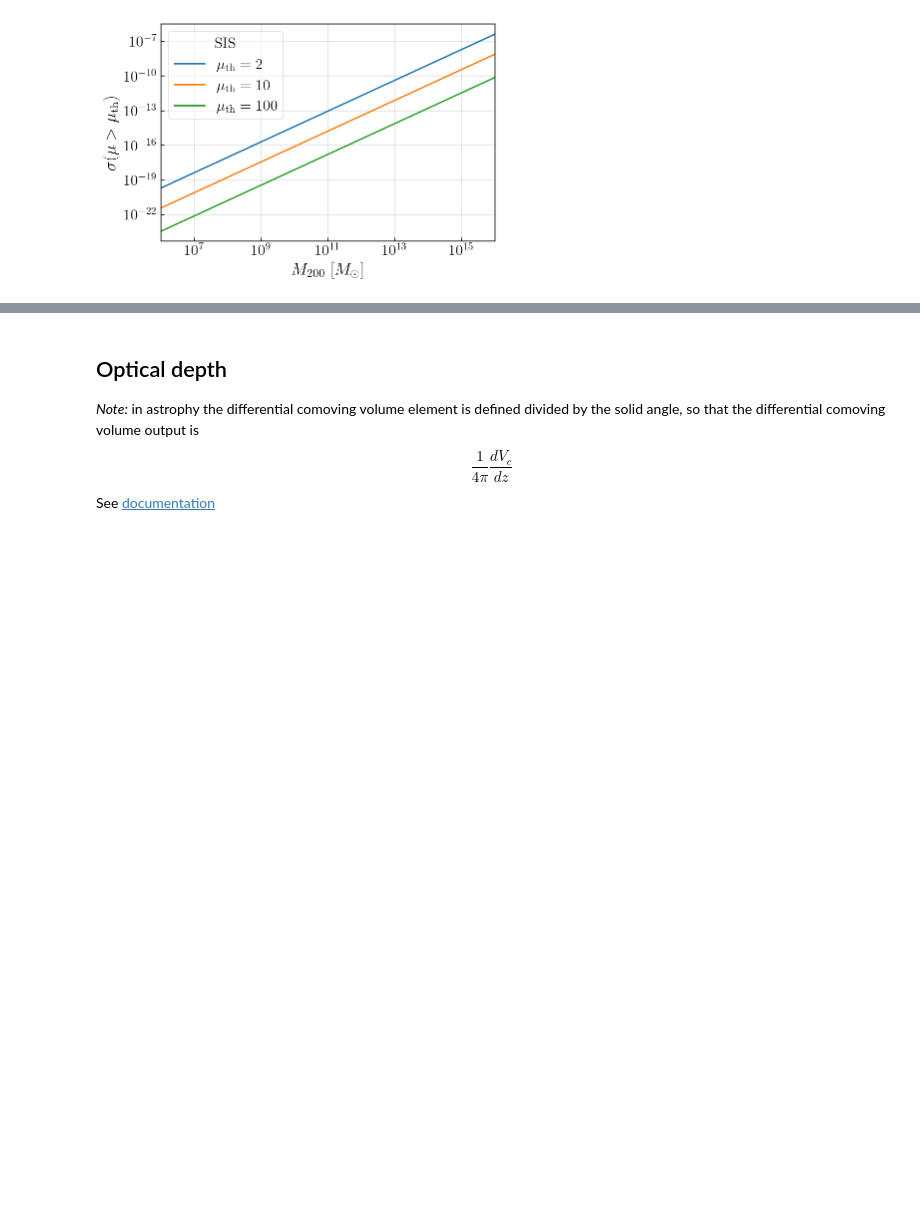
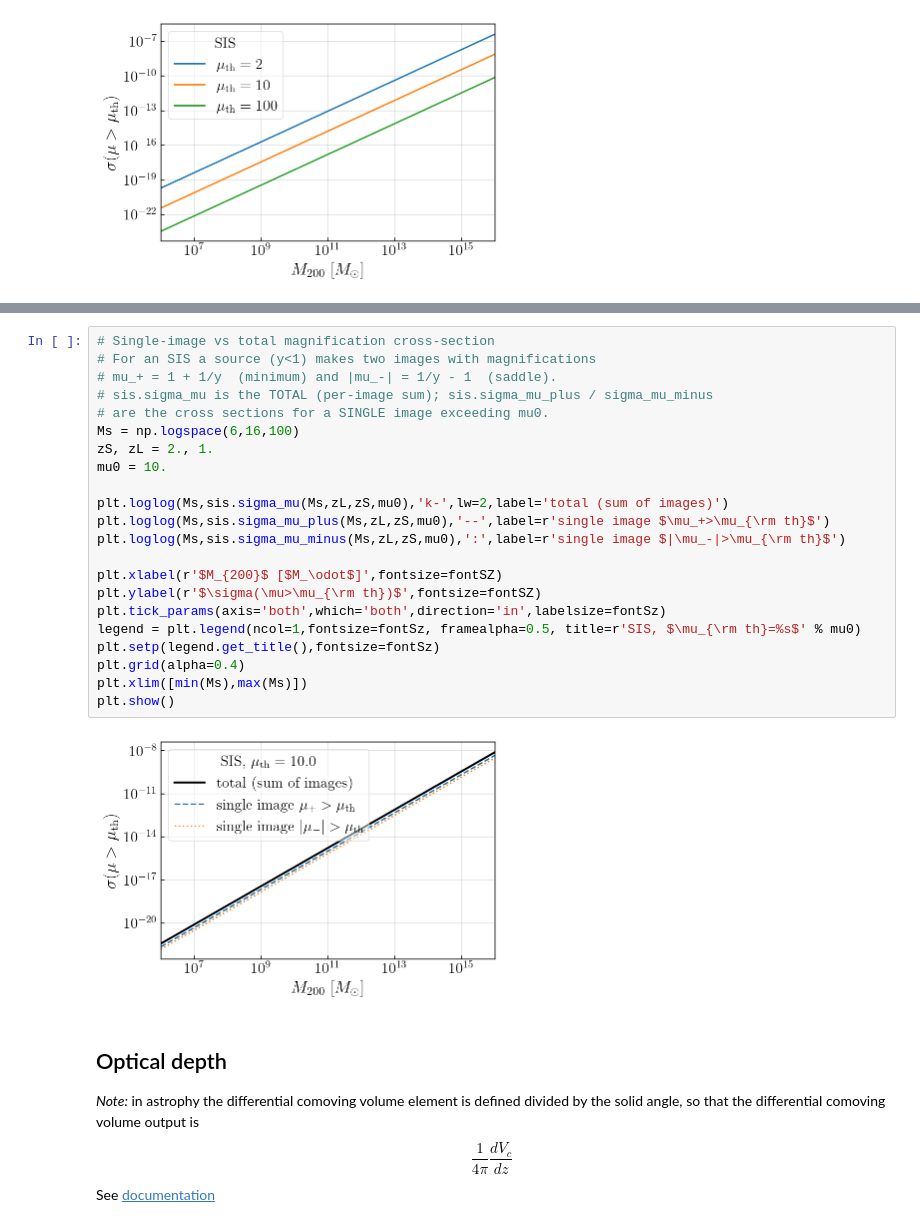
Before and after one commit to ezquiaga/gw_lensing, a Jupyter notebook: examples/high_magnification_optical_depth.ipynb, the cells around one changed output, grey strips where cells are left out. Cells and saved outputs as stored; diff of their text form; blank space fills up the shorter version.

```diff
--- a/examples/high_magnification_optical_depth.ipynb
+++ b/examples/high_magnification_optical_depth.ipynb
@@ -131,3 +159,27 @@ plt.show()
+# %%
+# Single-image vs total magnification cross-section
+# For an SIS a source (y<1) makes two images with magnifications
+# mu_+ = 1 + 1/y  (minimum) and |mu_-| = 1/y - 1  (saddle).
+# sis.sigma_mu is the TOTAL (per-image sum); sis.sigma_mu_plus / sigma_mu_minus
+# are the cross sections for a SINGLE image exceeding mu0.
+Ms = np.logspace(6,16,100)
+zS, zL = 2., 1.
+mu0 = 10.
+
+plt.loglog(Ms,sis.sigma_mu(Ms,zL,zS,mu0),'k-',lw=2,label='total (sum of images)')
+plt.loglog(Ms,sis.sigma_mu_plus(Ms,zL,zS,mu0),'--',label=r'single image $\mu_+>\mu_{\rm th}$')
+plt.loglog(Ms,sis.sigma_mu_minus(Ms,zL,zS,mu0),':',label=r'single image $|\mu_-|>\mu_{\rm th}$')
+
+plt.xlabel(r'$M_{200}$ [$M_\odot$]',fontsize=fontSZ)
+plt.ylabel(r'$\sigma(\mu>\mu_{\rm th})$',fontsize=fontSZ)
+plt.tick_params(axis='both',which='both',direction='in',labelsize=fontSz)
+legend = plt.legend(ncol=1,fontsize=fontSz, framealpha=0.5, title=r'SIS, $\mu_{\rm th}=%s$' % mu0)
+plt.setp(legend.get_title(),fontsize=fontSz)
+plt.grid(alpha=0.4)
+plt.xlim([min(Ms),max(Ms)])
+plt.show()
+# %% [output]
+[figure, added]
 # %% [markdown]
 ## Optical depth
 
```
Also changed, not shown: parts of 5 cells of this notebook, 2 other files.
